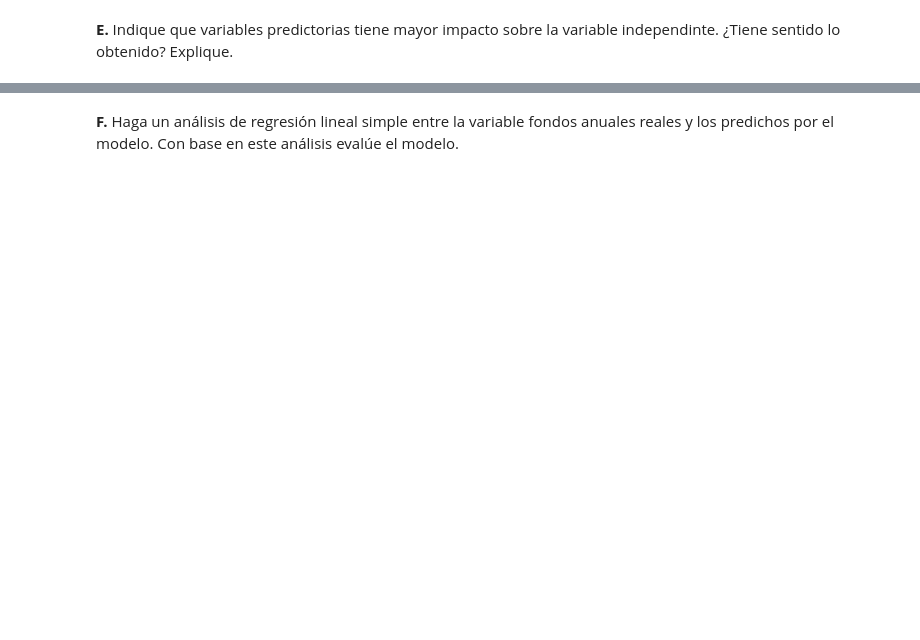
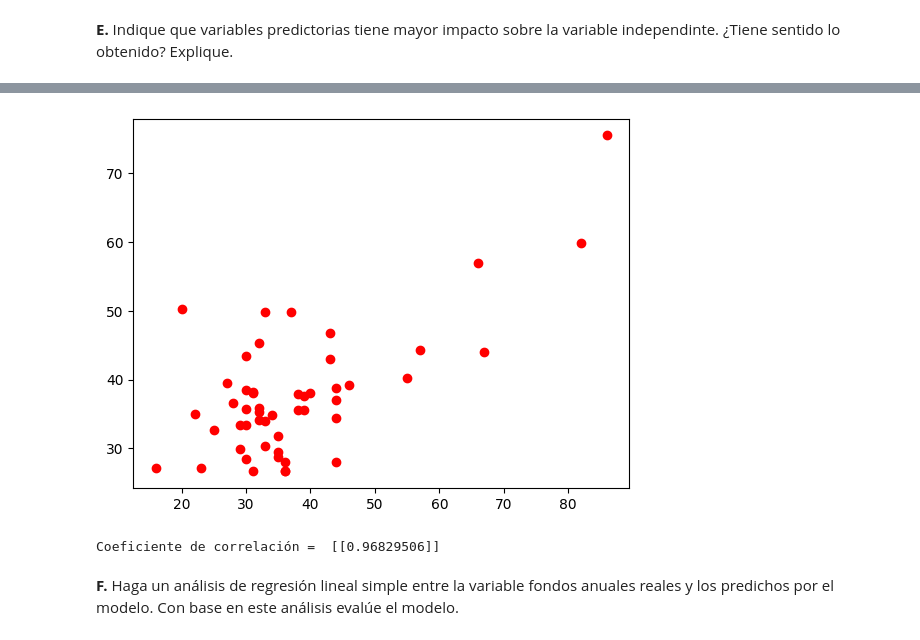
Before and after one commit to bermudez05/Siniestralidad_Bogota_BD, a Jupyter notebook: Taller 4/Taller_4.ipynb, the cells around one changed output, grey strips where cells are left out. Saved outputs shown, nothing was run; the diff lists cells and outputs as text; code cells hidden in the pictures; blank space fills up the shorter version.

```diff
--- a/Taller 4/Taller_4.ipynb
+++ b/Taller 4/Taller_4.ipynb
@@ -81,0 +200,10 @@ La tabla anterior presenta un análisis estadístico básico por cada variable c
+# %%
+X = pd.DataFrame(criminalidad[['X1','X2', 'X4', 'X5', 'X6', 'X7']]).values
+Y = pd.DataFrame(criminalidad[['X3']]).values
+#Generamos una columna de unos y la insertamos como primera columna de X
+Unos = np.ones(len(criminalidad))
+X = np.insert(X, 0, Unos, axis=1)
+MPenrouse = np.linalg.pinv(np.matmul(X.transpose(),X)) # Cálculo de la seudo-inversa de More-Penrose
+C = np.matmul(MPenrouse,X.transpose())
+B = np.matmul(C,Y)
+print(B)
@@ -84,2 +234,15 @@ La tabla anterior presenta un análisis estadístico básico por cada variable c
+# %%
+from numpy import linalg as LA
+Y_pred = np.matmul(X,B)
+plt.scatter(Y,Y_pred, color='red')
+plt.show()
+P_int=np.matmul(np.transpose(Y),Y_pred)
+Norm_Y=LA.norm(Y)
+Norm_Yp=LA.norm(Y_pred)
+c = P_int/(Norm_Y*Norm_Yp)
+print("Coeficiente de correlación = ",c)
+# %% [output]
+[figure, added]
+Coeficiente de correlación =  [[0.96829506]]
 # %% [markdown]
 <b>F.</b> Haga un análisis de regresión lineal simple entre la variable fondos anuales reales y los predichos por el modelo. Con base en este análisis evalúe el modelo.
```
Also changed, not shown: parts of 12 cells of this notebook, 1 other file.
